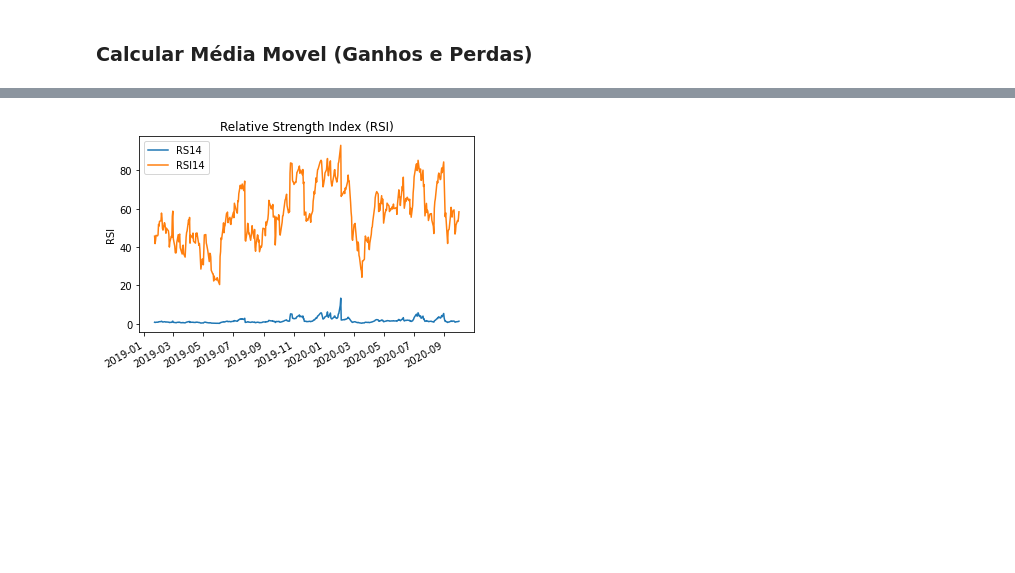
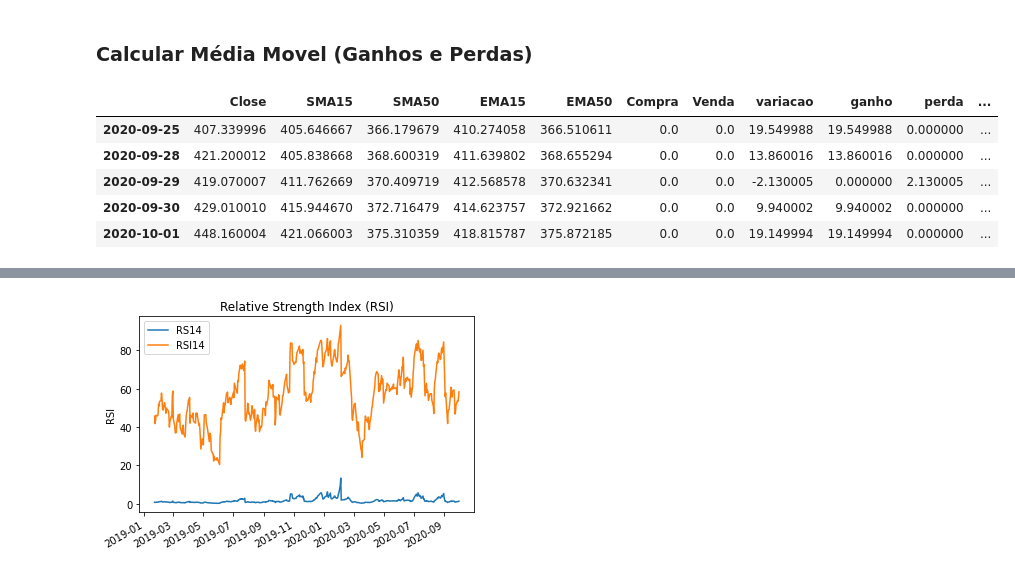
Before and after one commit to josuelopes512/python-indicador, a Jupyter notebook: cruzamento_MM.ipynb, the cells around one changed output, grey strips where cells are left out. Cells and saved outputs as stored; diff of their text form; code cells hidden in the pictures; blank space fills up the shorter version.

```diff
--- a/cruzamento_MM.ipynb
+++ b/cruzamento_MM.ipynb
@@ -138,8 +170,4 @@ filterted_data.tail()
 | 0 | NaN | NaN | NaN | NaN | NaN | NaN | NaN | NaN | NaN | NaN |
 # %% [markdown]
 ### Calcular Média Movel (Ganhos e Perdas)
-# %%
-periodo = 14
-filterted_data['avg_ganho'] = filterted_data['ganho'].rolling(periodo).mean()
-filterted_data['avg_perda'] = filterted_data['perda'].rolling(periodo).mean()
 # %%
@@ -158,0 +190,10 @@ for index,row in filterted_data.iterrows():
+# %%
+filterted_data = crossover_avg(filterted_data)
+filterted_data.tail()
+# %% [output]
+|  | Close | SMA15 | SMA50 | EMA15 | EMA50 | Compra | Venda | variacao | ganho | perda | ... |
+| 2020-09-25 | 407.339996 | 405.646667 | 366.179679 | 410.274058 | 366.510611 | 0.0 | 0.0 | 19.549988 | 19.549988 | 0.000000 | ... |
+| 2020-09-28 | 421.200012 | 405.838668 | 368.600319 | 411.639802 | 368.655294 | 0.0 | 0.0 | 13.860016 | 13.860016 | 0.000000 | ... |
+| 2020-09-29 | 419.070007 | 411.762669 | 370.409719 | 412.568578 | 370.632341 | 0.0 | 0.0 | -2.130005 | 0.000000 | 2.130005 | ... |
+| 2020-09-30 | 429.010010 | 415.944670 | 372.716479 | 414.623757 | 372.921662 | 0.0 | 0.0 | 9.940002 | 9.940002 | 0.000000 | ... |
+| 2020-10-01 | 448.160004 | 421.066003 | 375.310359 | 418.815787 | 375.872185 | 0.0 | 0.0 | 19.149994 | 19.149994 | 0.000000 | ... |
```
Also changed, not shown: parts of 18 cells of this notebook.
